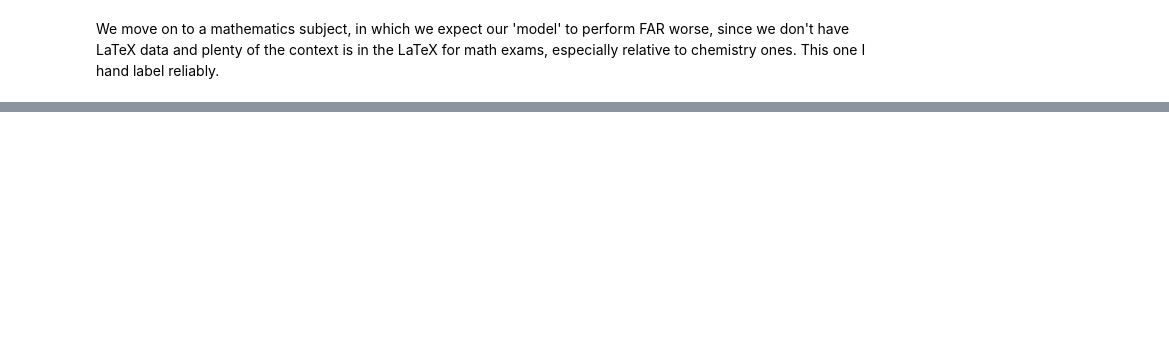
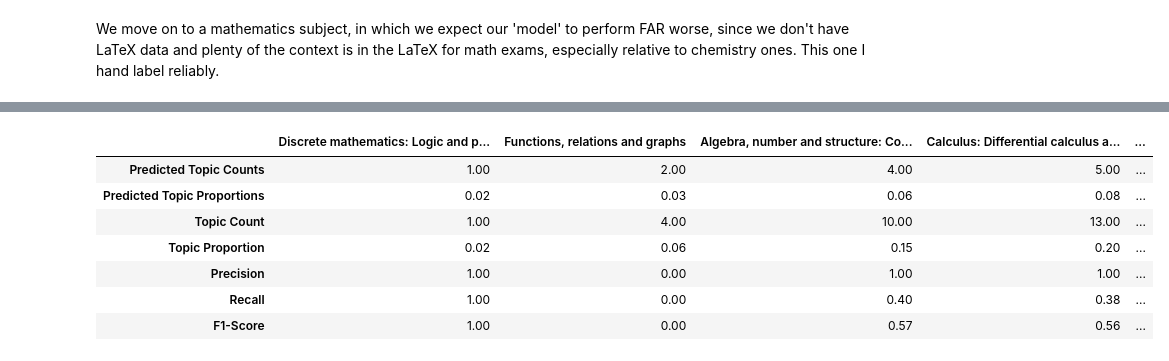
Before and after one commit to ykip10/Qlassifier, a Jupyter notebook: notebooks/modelling/tf_idf.ipynb, the cells around one changed output, grey strips where cells are left out. Saved outputs shown, nothing was run; the diff lists cells and outputs as text; code cells hidden in the pictures; blank space fills up the shorter version.

```diff
--- a/notebooks/modelling/tf_idf.ipynb
+++ b/notebooks/modelling/tf_idf.ipynb
@@ -130,0 +116,11 @@ math_df.head(5)
+# %%
+round(math_res.summary(by="topic"), 2)
+# %% [output]
+|  | Discrete mathematics: Logic and p... | Functions, relations and graphs | Algebra, number and structure: Co... | Calculus: Differential calculus a... | ... |
+| Predicted Topic Counts | 1.00 | 2.00 | 4.00 | 5.00 | ... |
+| Predicted Topic Proportions | 0.02 | 0.03 | 0.06 | 0.08 | ... |
+| Topic Count | 1.00 | 4.00 | 10.00 | 13.00 | ... |
+| Topic Proportion | 0.02 | 0.06 | 0.15 | 0.20 | ... |
+| Precision | 1.00 | 0.00 | 1.00 | 1.00 | ... |
+| Recall | 1.00 | 0.00 | 0.40 | 0.38 | ... |
+| F1-Score | 1.00 | 0.00 | 0.57 | 0.56 | ... |
```
Also changed, not shown: parts of 15 cells of this notebook, 13 other files.
